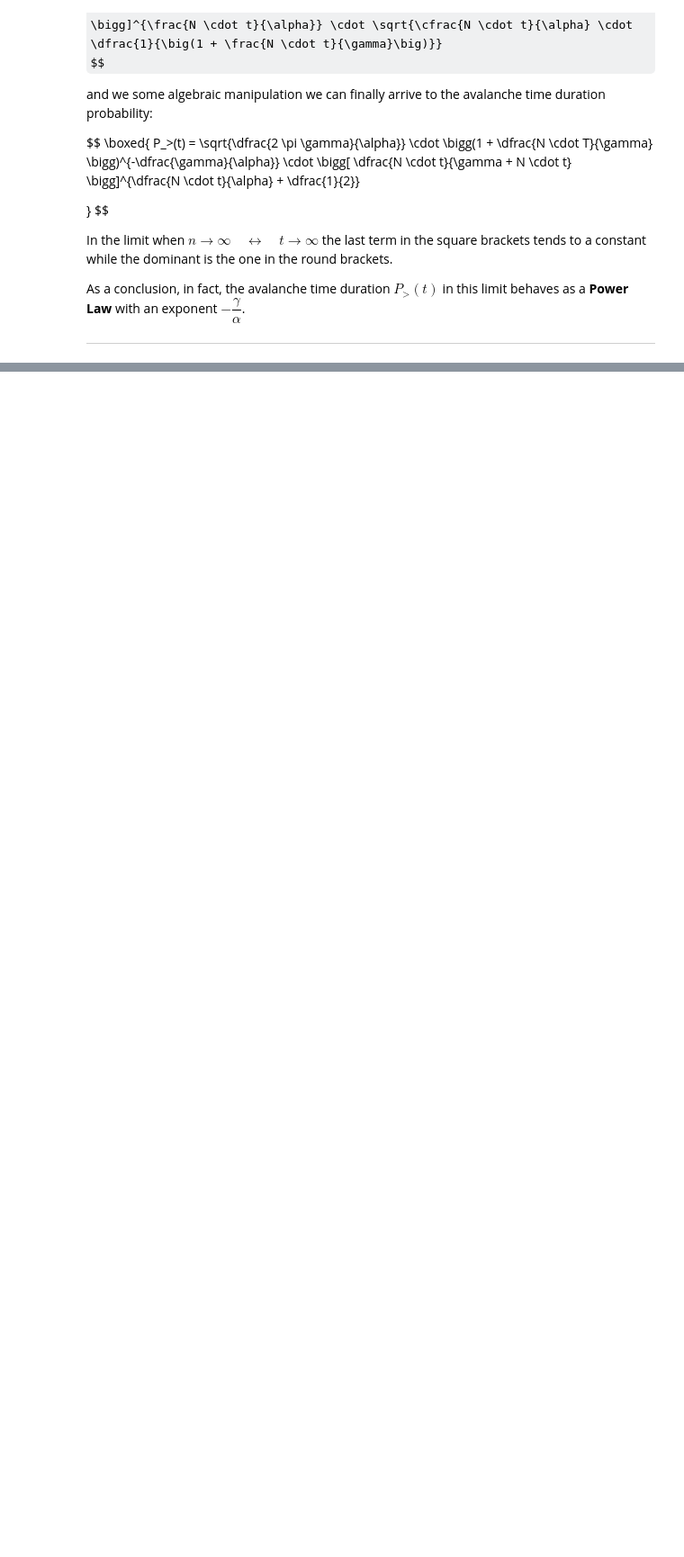
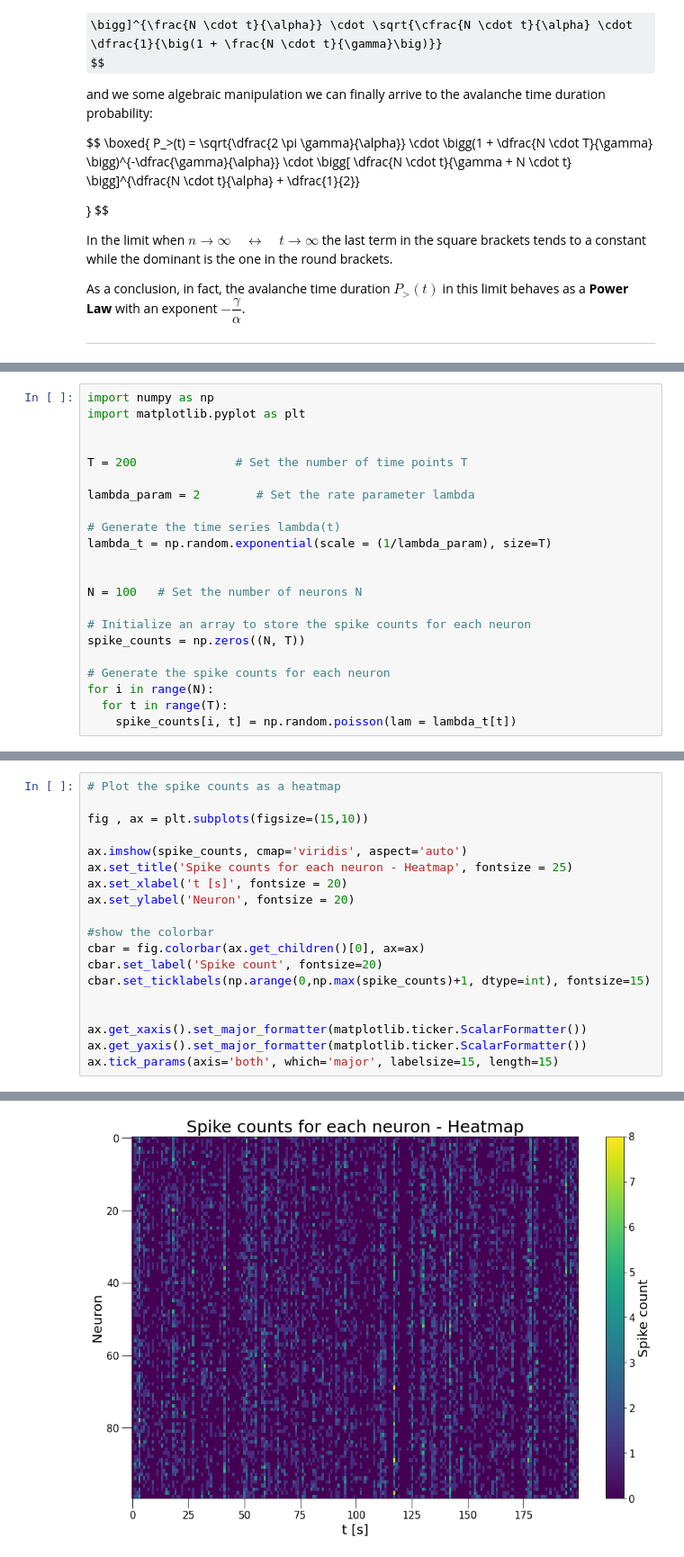
Before and after one commit to AndreaLazzari/PhysicalModelsOfLivingSystems, a Jupyter notebook: Week7/Week7_Lazzari.ipynb, the cells around one changed output, grey strips where cells are left out. Shown at 90% size. Drawn from its saved outputs; the diff is of its cells as text; some formulas as TeX source; blank space fills up the shorter version.

```diff
--- a/Week7/Week7_Lazzari.ipynb
+++ b/Week7/Week7_Lazzari.ipynb
@@ -202,0 +212,22 @@ can see that the approximation is valid for large $n$, since $\tilde{\lambda}$ g
+# %%
+import numpy as np
+import matplotlib.pyplot as plt
+
+
+T = 200              # Set the number of time points T
+
+lambda_param = 2        # Set the rate parameter lambda
+
+# Generate the time series lambda(t)
+lambda_t = np.random.exponential(scale = (1/lambda_param), size=T)
+
+
+N = 100   # Set the number of neurons N
+
+# Initialize an array to store the spike counts for each neuron
+spike_counts = np.zeros((N, T))
+
+# Generate the spike counts for each neuron
+for i in range(N):
+  for t in range(T):
+    spike_counts[i, t] = np.random.poisson(lam = lambda_t[t])
@@ -202,0 +260,20 @@ can see that the approximation is valid for large $n$, since $\tilde{\lambda}$ g
+# %%
+# Plot the spike counts as a heatmap
+
+fig , ax = plt.subplots(figsize=(15,10))
+
+ax.imshow(spike_counts, cmap='viridis', aspect='auto')
+ax.set_title('Spike counts for each neuron - Heatmap', fontsize = 25)
+ax.set_xlabel('t [s]', fontsize = 20)
+ax.set_ylabel('Neuron', fontsize = 20)
+
+#show the colorbar
+cbar = fig.colorbar(ax.get_children()[0], ax=ax)
+cbar.set_label('Spike count', fontsize=20)
+cbar.set_ticklabels(np.arange(0,np.max(spike_counts)+1, dtype=int), fontsize=15)
+
+
+ax.get_xaxis().set_major_formatter(matplotlib.ticker.ScalarFormatter())
+ax.get_yaxis().set_major_formatter(matplotlib.ticker.ScalarFormatter())
+ax.tick_params(axis='both', which='major', labelsize=15, length=15)
+# %% [output]
@@ -202,0 +281 @@ can see that the approximation is valid for large $n$, since $\tilde{\lambda}$ g
+[figure, added]
```
Also changed, not shown: parts of 6 cells of this notebook, 1 other file.
